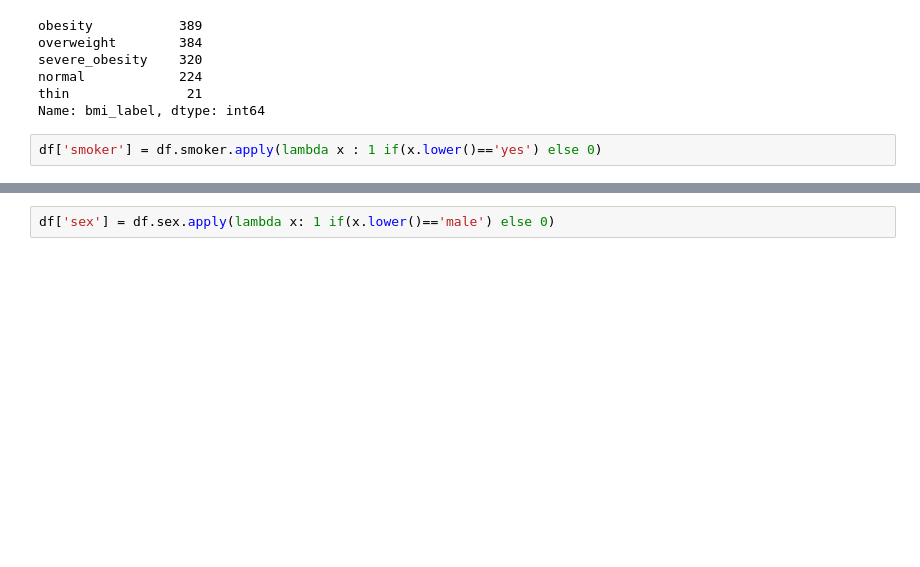
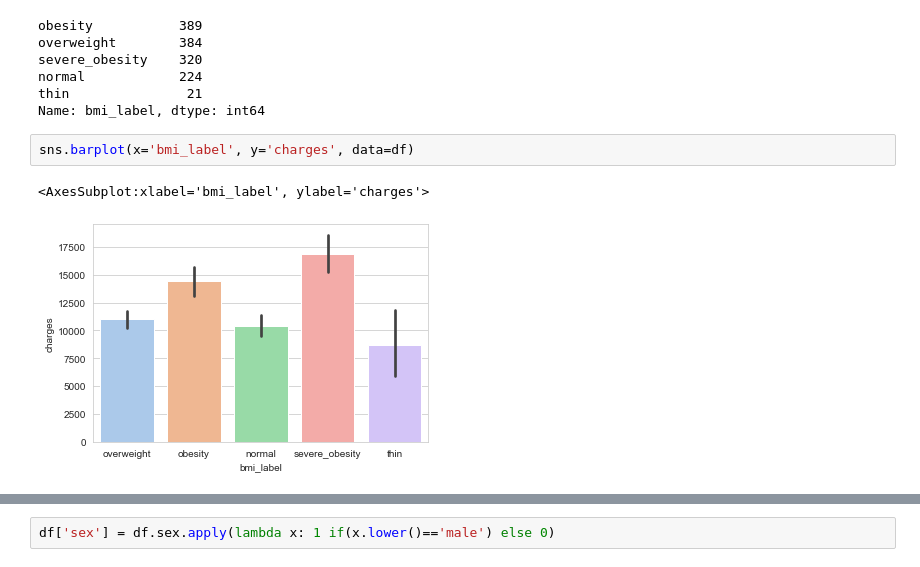
Before and after one commit to osmanGuler19/Insurance_dataset_classification, a Jupyter notebook: Insurance.ipynb, the cells around one changed output, grey strips where cells are left out. Cells and saved outputs as stored; diff of their text form; blank space fills up the shorter version.

Commit message:
More EDA and labeling

```diff
--- a/Insurance.ipynb
+++ b/Insurance.ipynb
@@ -326,5 +326,8 @@ severe_obesity    320
 normal            224
 thin               21
 Name: bmi_label, dtype: int64
-# %%
-df['smoker'] = df.smoker.apply(lambda x : 1 if(x.lower()=='yes') else 0)
+# %%
+sns.barplot(x='bmi_label', y='charges', data=df)
+# %% [output]
+<AxesSubplot:xlabel='bmi_label', ylabel='charges'>
+[figure, added]
```
Also changed, not shown: parts of 51 cells of this notebook, 1 other file.
